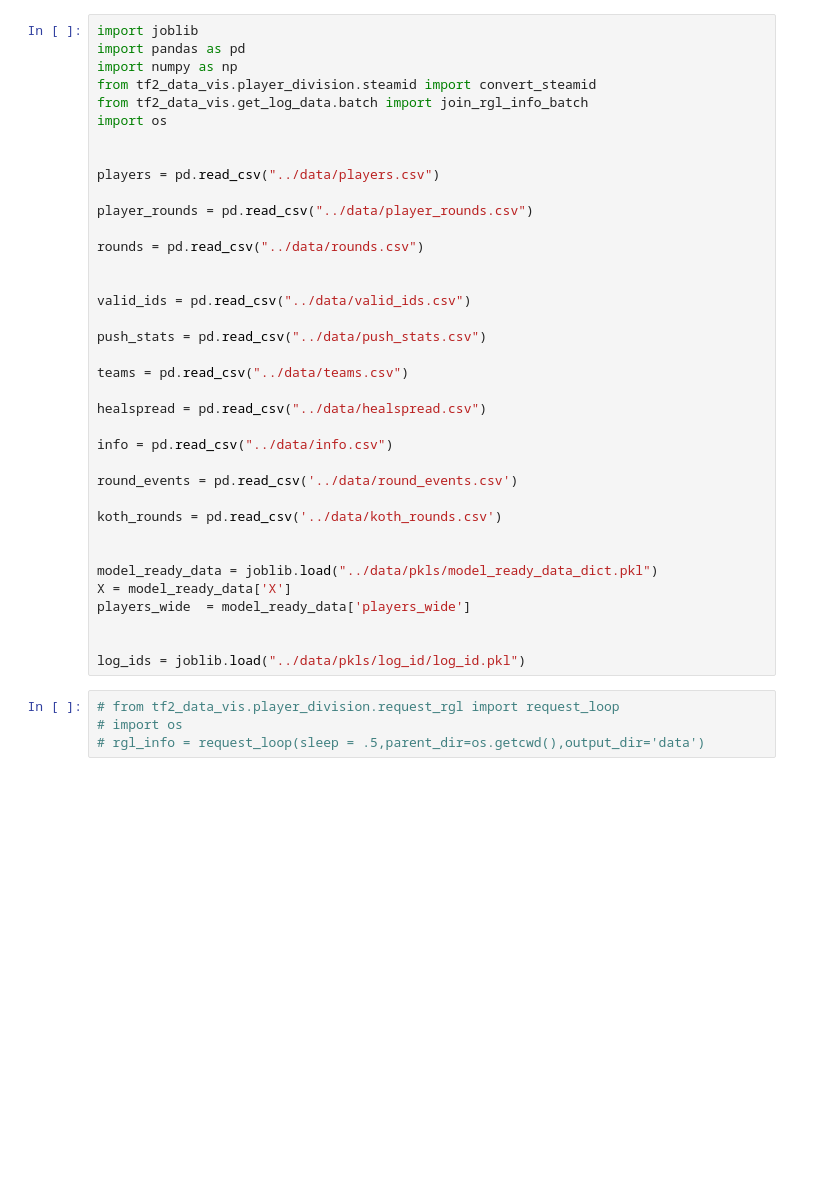
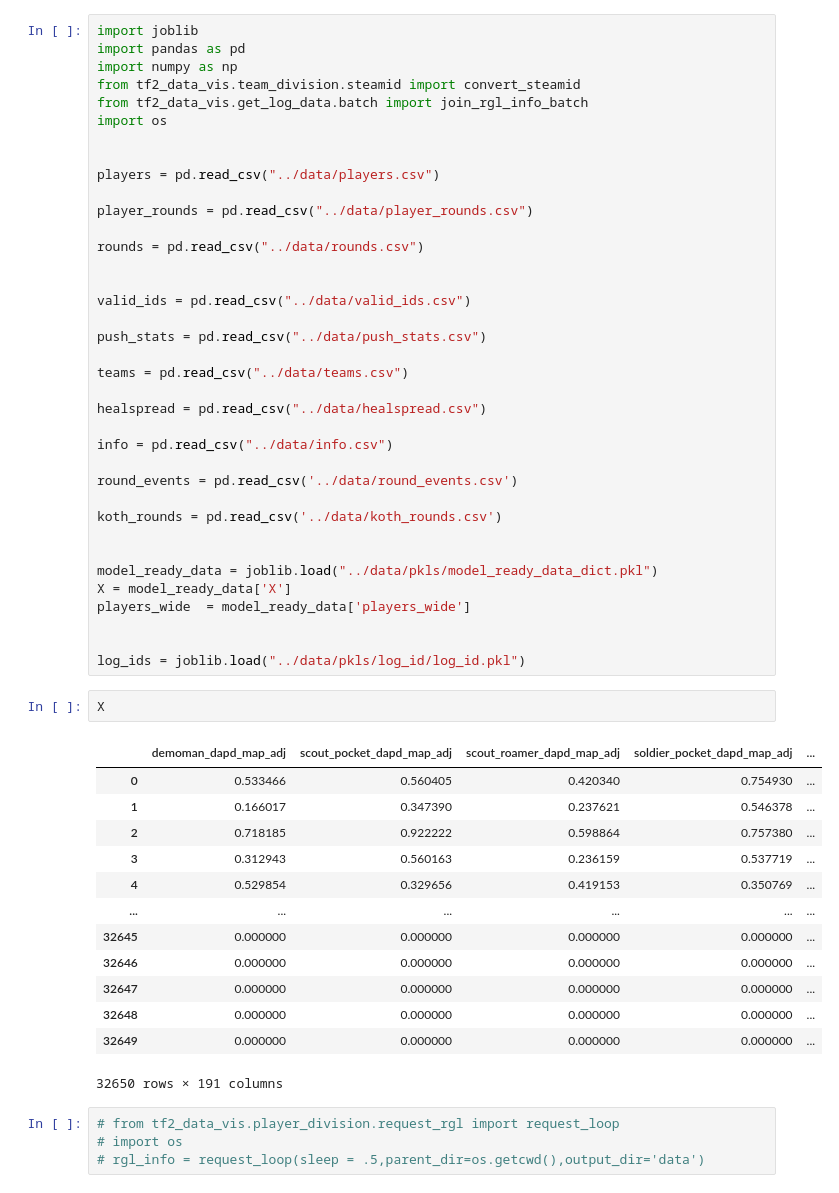
Before and after one commit to ebtrout/tf2_data_vis, a Jupyter notebook: codebase/tier.ipynb, the cells around one changed output. Saved outputs shown, nothing was run; the diff lists cells and outputs as text; blank space fills up the shorter version.

```diff
--- a/codebase/tier.ipynb
+++ b/codebase/tier.ipynb
@@ -2,7 +2,7 @@
 import joblib
 import pandas as pd
 import numpy as np
-from tf2_data_vis.player_division.steamid import convert_steamid
+from tf2_data_vis.team_division.steamid import convert_steamid
 from tf2_data_vis.get_log_data.batch import join_rgl_info_batch
 import os
 
@@ -35,6 +35,22 @@ players_wide  = model_ready_data['players_wide']
 
 
 log_ids = joblib.load("../data/pkls/log_id/log_id.pkl")
+# %%
+X
+# %% [output]
+|  | demoman_dapd_map_adj | scout_pocket_dapd_map_adj | scout_roamer_dapd_map_adj | soldier_pocket_dapd_map_adj | ... |
+| 0 | 0.533466 | 0.560405 | 0.420340 | 0.754930 | ... |
+| 1 | 0.166017 | 0.347390 | 0.237621 | 0.546378 | ... |
+| 2 | 0.718185 | 0.922222 | 0.598864 | 0.757380 | ... |
+| 3 | 0.312943 | 0.560163 | 0.236159 | 0.537719 | ... |
+| 4 | 0.529854 | 0.329656 | 0.419153 | 0.350769 | ... |
+| ... | ... | ... | ... | ... | ... |
+| 32645 | 0.000000 | 0.000000 | 0.000000 | 0.000000 | ... |
+| 32646 | 0.000000 | 0.000000 | 0.000000 | 0.000000 | ... |
+| 32647 | 0.000000 | 0.000000 | 0.000000 | 0.000000 | ... |
+| 32648 | 0.000000 | 0.000000 | 0.000000 | 0.000000 | ... |
+| 32649 | 0.000000 | 0.000000 | 0.000000 | 0.000000 | ... |
+32650 rows × 191 columns
 # %%
 # from tf2_data_vis.player_division.request_rgl import request_loop
 # import os
```
Also changed, not shown: 12 other files.
